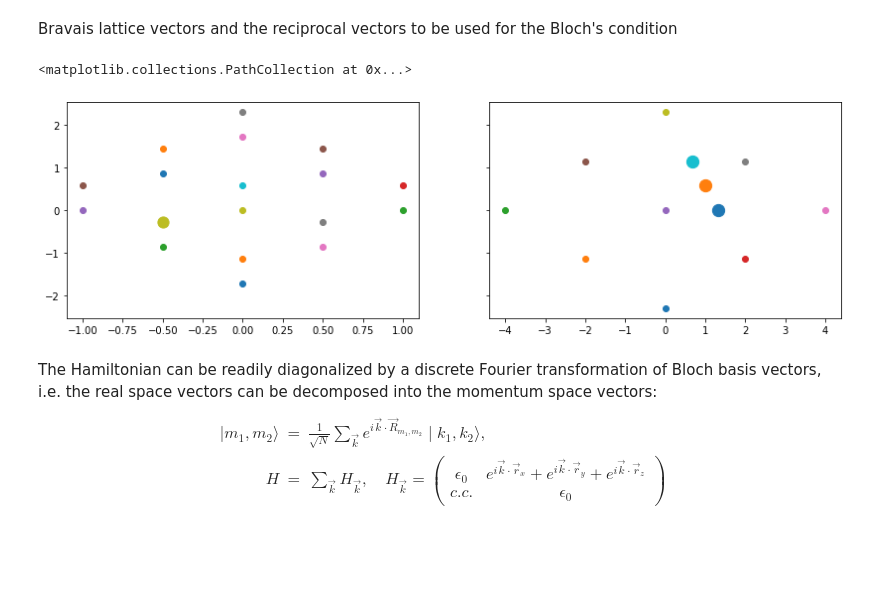
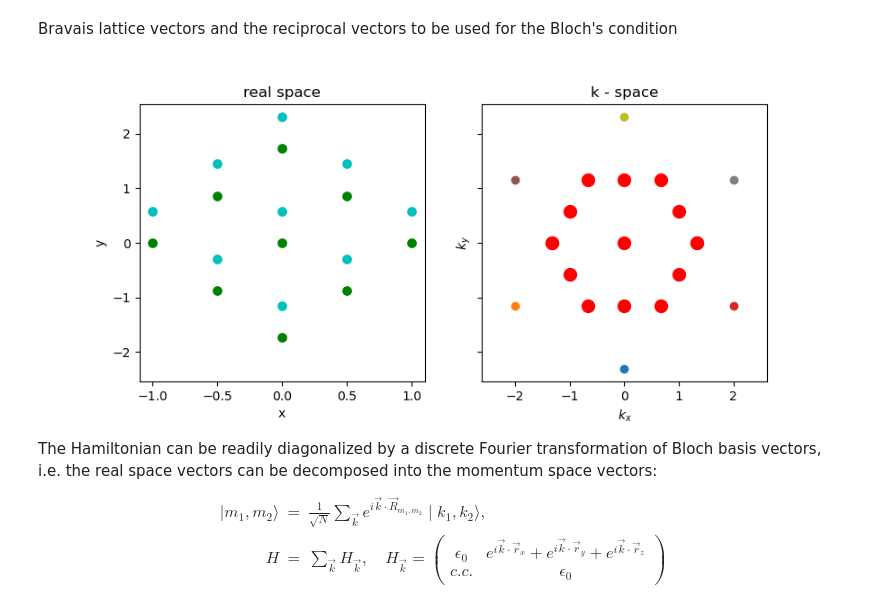
Before and after one commit to firatserifgezgin/AnalogQuantumComputing_CourseNotes, a Jupyter notebook: AnalogQuantumComputingCourse_week3.ipynb, the cells around one changed output. Saved outputs shown, nothing was run; the diff lists cells and outputs as text; code cells hidden in the pictures; blank space fills up the shorter version.

```diff
--- a/AnalogQuantumComputingCourse_week3.ipynb
+++ b/AnalogQuantumComputingCourse_week3.ipynb
@@ -239,20 +293,37 @@ Mpt = (2*b1+b2)/3./pi
 Kpt1 = b1/2./pi
 Kpt= (b1-b2)/3./pi
 # %%
-f, ax = plt.subplots(1, 2, sharey=True,figsize=(14,4))
+f, ax = plt.subplots(1, 2, sharey=True,figsize=(9,4))
 # Bravais lattice vectors
 for m1 in arange(-1,2):
     for m2 in arange(-1,2):
-        ax[0].scatter((m1*a1+m2*a2)[0],(m1*a1+m2*a2)[1])
-        ax[0].scatter((m1*a1+m2*a2)[0]+d2[0],(m1*a1+m2*a2)[1]+d2[1])
+        ax[0].scatter((m1*a1+m2*a2)[0],(m1*a1+m2*a2)[1],45,'g')
+        ax[0].scatter((m1*a1+m2*a2)[0]+d2[0],(m1*a1+m2*a2)[1]+d2[1],45,'c')
         ax[1].scatter((m1*b1+m2*b2)[0]/pi,(m1*b1+m2*b2)[1]/pi)
-ax[0].scatter(rx[0],rx[1],s=125)
-ax[1].scatter(Mpt[0],Mpt[1],s=150)
-ax[1].scatter(Kpt[0],Kpt[1],s=150)
-ax[1].scatter(Kpt1[0],Kpt1[1],s=150)
+ax[1].scatter(Mpt[0],Mpt[1],100,'r')
+ax[1].scatter(Kpt[0],Kpt[1],100,'r')
+ax[1].scatter(Kpt1[0],Kpt1[1],100,'r')
+ax[1].scatter(-Mpt[0],-Mpt[1],100,'r')
+ax[1].scatter(-Kpt[0],-Kpt[1],100,'r')
+ax[1].scatter(-Kpt1[0],-Kpt1[1],100,'r')
+ax[1].scatter(-Mpt[0],Mpt[1],100,'r')
+ax[1].scatter(-Kpt[0],Kpt[1],100,'r')
+ax[1].scatter(-Kpt1[0],Kpt1[1],100,'r')
+ax[1].scatter(Mpt[0],-Mpt[1],100,'r')
+ax[1].scatter(Kpt[0],-Kpt[1],100,'r')
+ax[1].scatter(Kpt1[0],-Kpt1[1],100,'r')
+ax[1].scatter(0*Mpt[0],Mpt[1],100,'r')
+ax[1].scatter(0*Kpt[0],Kpt[1],100,'r')
+ax[1].scatter(0*Mpt[0],-Mpt[1],100,'r')
+ax[1].axis('equal')
+ax[0].set_title('real space')
+ax[0].set_xlabel('x')
+ax[0].set_ylabel('y')
+ax[1].set_title('k - space')
+ax[1].set_xlabel('$k_x$')
+ax[1].set_ylabel('$k_y$');
 # %% [output]
-<matplotlib.collections.PathCollection at 0x...>
-[figure, old version]
+[figure, new version]
 # %% [markdown]
 The Hamiltonian can be readily diagonalized by a discrete Fourier transformation of Bloch basis vectors, i.e. the real space vectors can be decomposed into the momentum space vectors:
 \begin{eqnarray}
```
Also changed, not shown: parts of 32 cells of this notebook.
